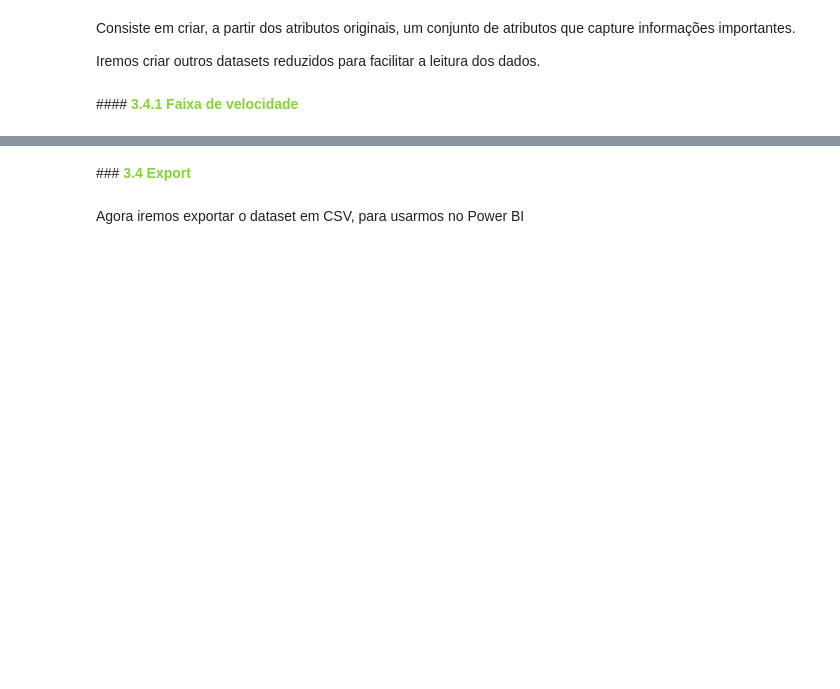
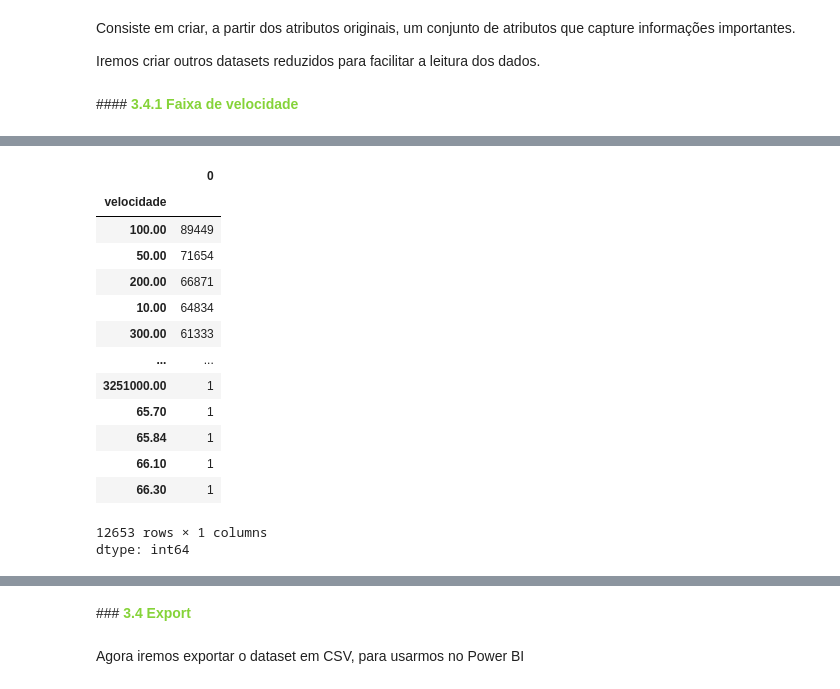
Before and after one commit to gabrielmprata/anatel_banda_larga_fixa, a Jupyter notebook: PREP_banda_larga_fixa_pwr_bi.ipynb, the cells around one changed output, grey strips where cells are left out. Cells and saved outputs as stored; diff of their text form; code cells hidden in the pictures; blank space fills up the shorter version.

```diff
--- a/PREP_banda_larga_fixa_pwr_bi.ipynb
+++ b/PREP_banda_larga_fixa_pwr_bi.ipynb
@@ -461,0 +471,21 @@ df_acessos_bl_fixa.groupby('regiao').size().sort_values(ascending=False)
+# %%
+# COnverter o atributo para float
+df_acessos_bl_fixa['velocidade'] = (df_acessos_bl_fixa['velocidade'].str.replace(',','.')).astype('float')
+# %%
+df_acessos_bl_fixa.groupby('velocidade').size().sort_values(ascending=False)
+# %% [output]
+|  | 0 |
+| velocidade |  |
+| 100.00 | 89449 |
+| 50.00 | 71654 |
+| 200.00 | 66871 |
+| 10.00 | 64834 |
+| 300.00 | 61333 |
+| ... | ... |
+| 3251000.00 | 1 |
+| 65.70 | 1 |
+| 65.84 | 1 |
+| 66.10 | 1 |
+| 66.30 | 1 |
+12653 rows × 1 columns
+dtype: int64
```
Also changed, not shown: parts of 3 cells of this notebook.
